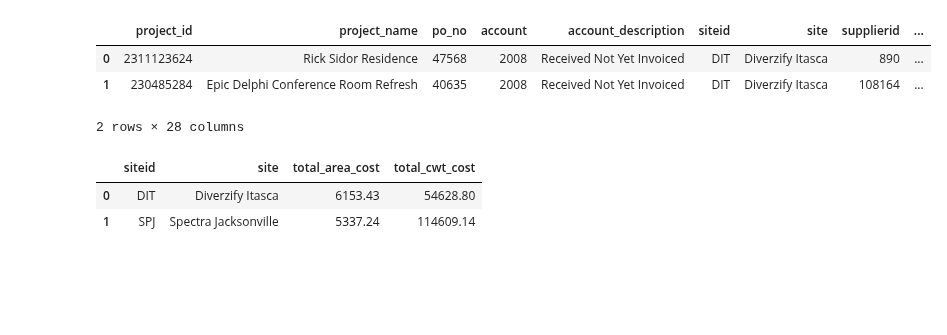
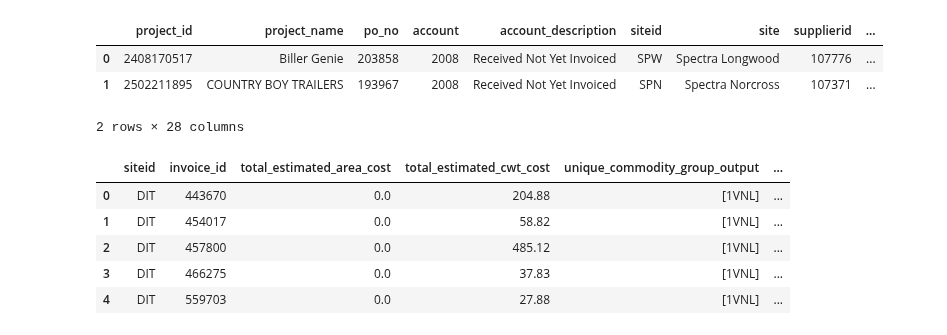
Before and after one commit to Zhuwaki/diverzify_freight_analysis, a Jupyter notebook: notebooks/nigel/nigel_13042025_reporting_v1200.ipynb, the cells around one changed output. Drawn from its saved outputs; the diff is of its cells as text; code cells hidden in the pictures; blank space fills up the shorter version.

```diff
--- a/notebooks/nigel/nigel_13042025_reporting_v1200.ipynb
+++ b/notebooks/nigel/nigel_13042025_reporting_v1200.ipynb
@@ -7,8 +17,9 @@ input_file='../app/downloads/'
 # %%
-df = pd.read_csv('../../app/downloads/freight_dual_results_20250413_113136.csv')
-df.head(2)
+# Read the CSV file with modelled results
+model_output = pd.read_csv('../../app/downloads/freight_dual_results_20250413_172552.csv')
+model_output.head(2)
 # %% [output]
 |  | project_id | project_name | po_no | account | account_description | siteid | site | supplierid | ... |
-| 0 | 2311123624 | Rick Sidor Residence | 47568 | 2008 | Received Not Yet Invoiced | DIT | Diverzify Itasca | 890 | ... |
-| 1 | 230485284 | Epic Delphi Conference Room Refresh | 40635 | 2008 | Received Not Yet Invoiced | DIT | Diverzify Itasca | 108164 | ... |
+| 0 | 2408170517 | Biller Genie | 203858 | 2008 | Received Not Yet Invoiced | SPW | Spectra Longwood | 107776 | ... |
+| 1 | 2502211895 | COUNTRY BOY TRAILERS | 193967 | 2008 | Received Not Yet Invoiced | SPN | Spectra Norcross | 107371 | ... |
 2 rows × 28 columns
@@ -66,6 +26,32 @@ group_df, description_df, site_df = summarize_freight_comparison(df)
-# %%
-site_df.head(2)
-# %% [output]
-|  | siteid | site | total_area_cost | total_cwt_cost |
-| 0 | DIT | Diverzify Itasca | 6153.43 | 54628.80 |
-| 1 | SPJ | Spectra Jacksonville | 5337.24 | 114609.14 |
+# %%
+
+# Load your DataFrame (replace this with your actual loading logic)
+
+# --- Clean numeric fields that may contain errors or text ---
+model_output['est_estimated_area_cost'] = pd.to_numeric(
+    model_output['est_estimated_area_cost'].astype(str).str.extract(r'([-]?[0-9]*\.?[0-9]+)')[0],
+    errors='coerce'
+)
+
+model_output['est_estimated_cwt_cost'] = pd.to_numeric(
+    model_output['est_estimated_cwt_cost'].astype(str).str.extract(r'([-]?[0-9]*\.?[0-9]+)')[0],
+    errors='coerce'
+)
+
+# --- Group by invoice_id and aggregate ---
+model_output_freight = model_output.groupby(['siteid','invoice_id']).agg(
+    total_estimated_area_cost=('est_estimated_area_cost', 'sum'),
+    total_estimated_cwt_cost=('est_estimated_cwt_cost', 'sum'),
+    unique_commodity_group_output=('est_commodity_group', lambda x: x.dropna().unique().tolist()),
+    unique_commodity_description_output=('new_commodity_description', lambda x: x.dropna().unique().tolist())
+).reset_index()
+
+# View results
+model_output_freight.head()
+# %% [output]
+|  | siteid | invoice_id | total_estimated_area_cost | total_estimated_cwt_cost | unique_commodity_group_output | ... |
+| 0 | DIT | 443670 | 0.0 | 204.88 | [1VNL] | ... |
+| 1 | DIT | 454017 | 0.0 | 58.82 | [1VNL] | ... |
+| 2 | DIT | 457800 | 0.0 | 485.12 | [1VNL] | ... |
+| 3 | DIT | 466275 | 0.0 | 37.83 | [1VNL] | ... |
+| 4 | DIT | 559703 | 0.0 | 27.88 | [1VNL] | ... |
```
Also changed, not shown: parts of 10 cells of this notebook, 4 other files.
